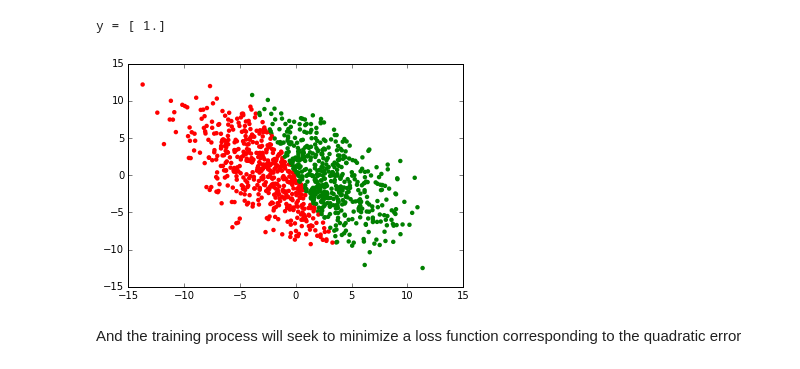
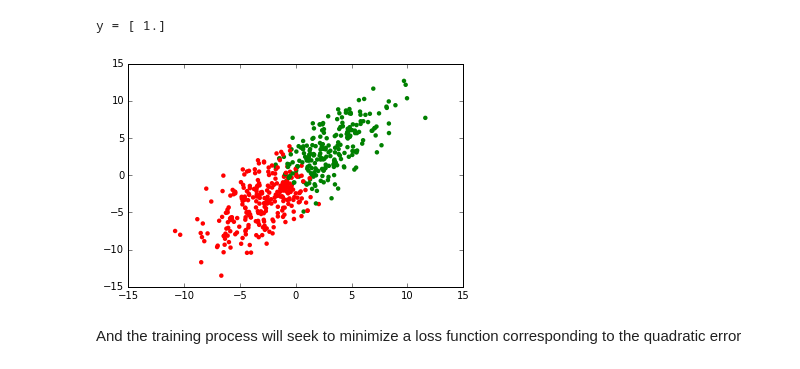
Before and after one commit to cesans/audi, a Jupyter notebook: examples/Neural network and Newton's method.ipynb, the cells around one changed output. Saved outputs shown, nothing was run; the diff lists cells and outputs as text; code cells hidden in the pictures.

```diff
--- a/examples/Neural network and Newton's method.ipynb
+++ b/examples/Neural network and Newton's method.ipynb
@@ -45,7 +45,7 @@ def logistic_regression_f(inputs, w):
 # %% [markdown]
 Define symbolic variables for the inputs and compute the (random) output of the network
 # %%
-x = [1,2,3,4,5,6,7,8]
+x = np.random.rand(n_inputs)
 
 N = logistic_regression_f(x, weights)
 print('N(x) = {0}'.format(N.constant_cf))
@@ -56,17 +56,20 @@ N(x) = 3.723500219058739e-12
 # %% [markdown]
 The desired output of the network is: $y(\mathcal x)= x_1x_2 + 0.5x_3 +2$
 # %%
+np.random.seed(0)
+proj_ws = np.random.rand(n_inputs,2)
+
 def vis_proj(x):
     x = np.asarray(x)
     x = x.reshape(-1,n_inputs)
-    proj_ws = np.asarray([[0,1,-0.5,-1,2,1,-0.5,1], [1,0.5,1,0.5,-1,0,2,-1]]).transpose()
+    np.random.seed(0)
     return np.dot(x,proj_ws)
 # %%
 def y_f(x):
     x = vis_proj(x)
     ws = np.asarray([1,0.4]).reshape(2,1)
     y = np.sum(np.dot(x, ws),1)
-
+    y += np.random.randn(y.shape[0])
     y[y>0] = 1
     y[y<0] = 0
     return y
@@ -75,17 +78,21 @@ y = y_f(x)
 print('y = {0}'.format(y))
 # %% [output]
 y = [ 1.]
+# %%
+X_train = np.random.rand(500, n_inputs)*5-2.5
+X_test  = np.random.rand(500, n_inputs)*5-2.5
+
+Y_train = y_f(X_train)
+Y_test = y_f(X_test)
 # %%
-X = np.random.rand(1000, n_inputs)*5-2.5
-X_vis = vis_proj(X)
-
-for i in range(X.shape[0]):
-    if y_f(X[i,:]) == 1:
+X_vis = vis_proj(X_test)
+for i in range(X_test.shape[0]):
+    if Y_test[i] == 1:
         plt.scatter(X_vis[i,0], X_vis[i,1], c='green', edgecolors='none')
     else:
         plt.scatter(X_vis[i,0], X_vis[i,1], c='red', edgecolors='none')
 # %% [output]
-[figure, old version]
+[figure, new version]
 # %% [markdown]
 And the training process will seek to minimize a loss function corresponding to the quadratic error
 # %%
```
Also changed, not shown: parts of 22 cells of this notebook.
